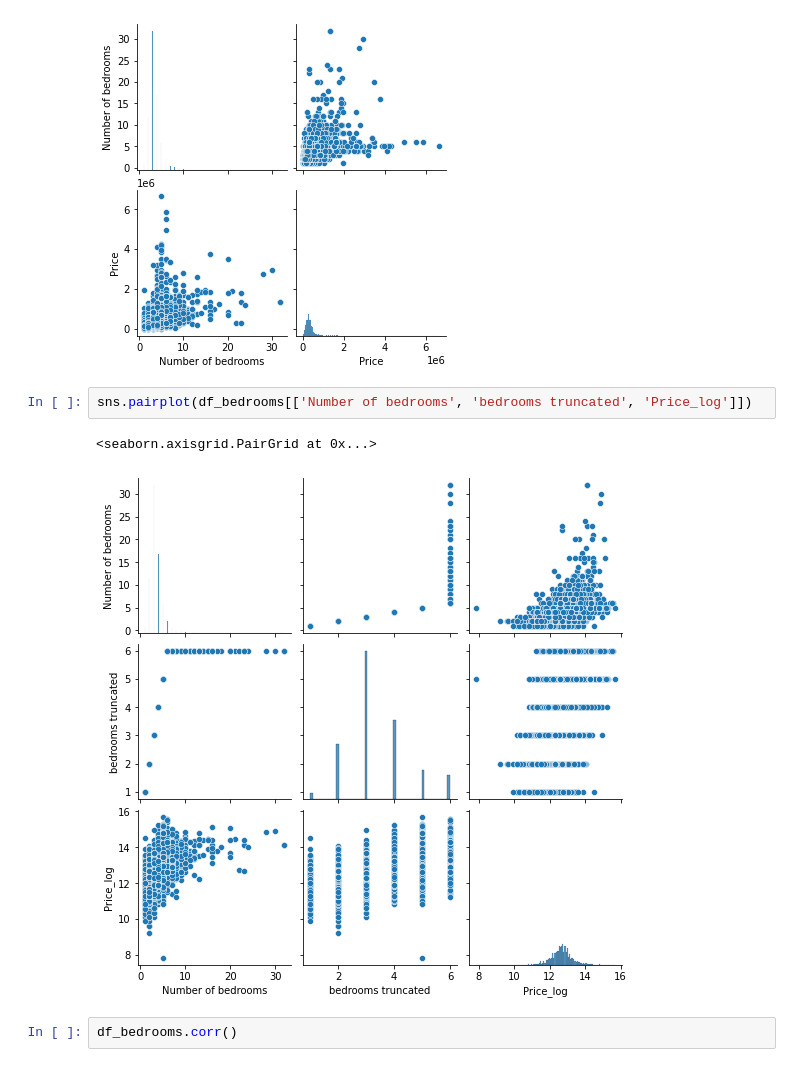
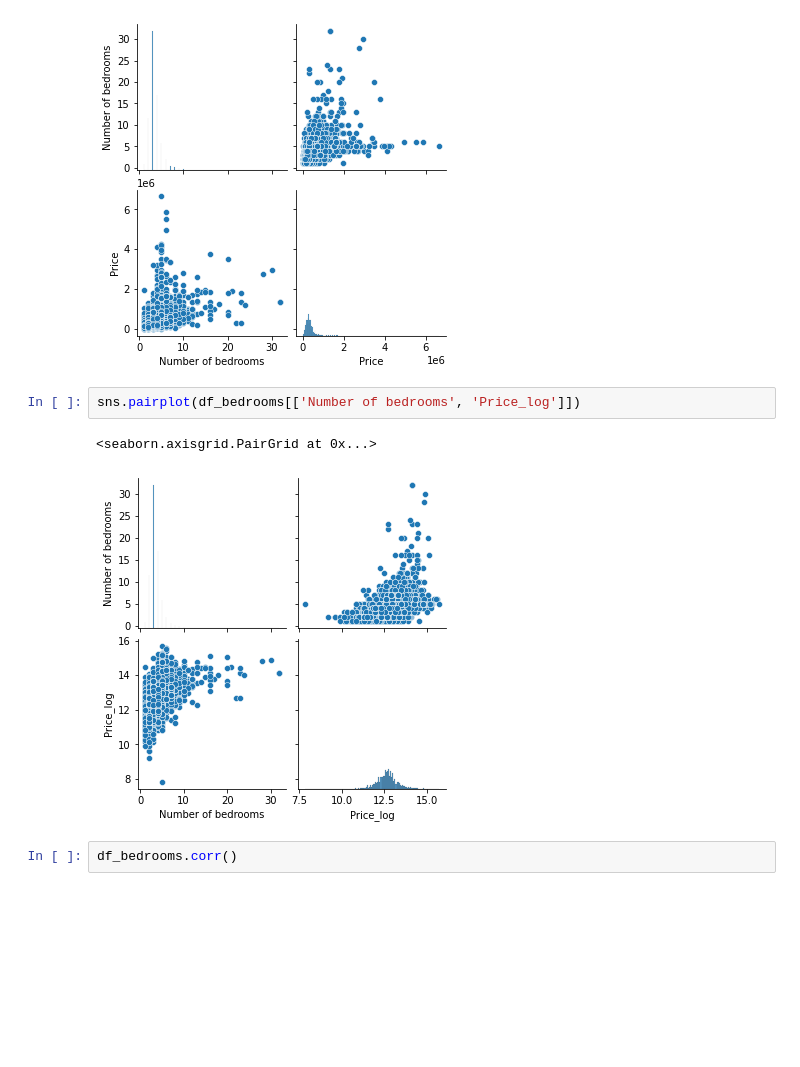
Before and after one commit to WoutervdVijver/Immo-Eliza-deployment, a Jupyter notebook: datavisual.ipynb, the cells around one changed output. Saved outputs shown, nothing was run; the diff lists cells and outputs as text; blank space fills up the shorter version.

```diff
--- a/datavisual.ipynb
+++ b/datavisual.ipynb
@@ -268,10 +265,10 @@ sns.pairplot(df_bedrooms[['Number of bedrooms', 'Price']])
 <seaborn.axisgrid.PairGrid at 0x...>
 [figure]
 # %%
-sns.pairplot(df_bedrooms[['Number of bedrooms', 'bedrooms truncated', 'Price_log']])
+sns.pairplot(df_bedrooms[['Number of bedrooms', 'Price_log']])
 # %% [output]
 <seaborn.axisgrid.PairGrid at 0x...>
-[figure, old version]
+[figure, new version]
 # %%
 df_bedrooms.corr()
 # %% [output]
```
Also changed, not shown: parts of 107 cells of this notebook, 8 other files.
